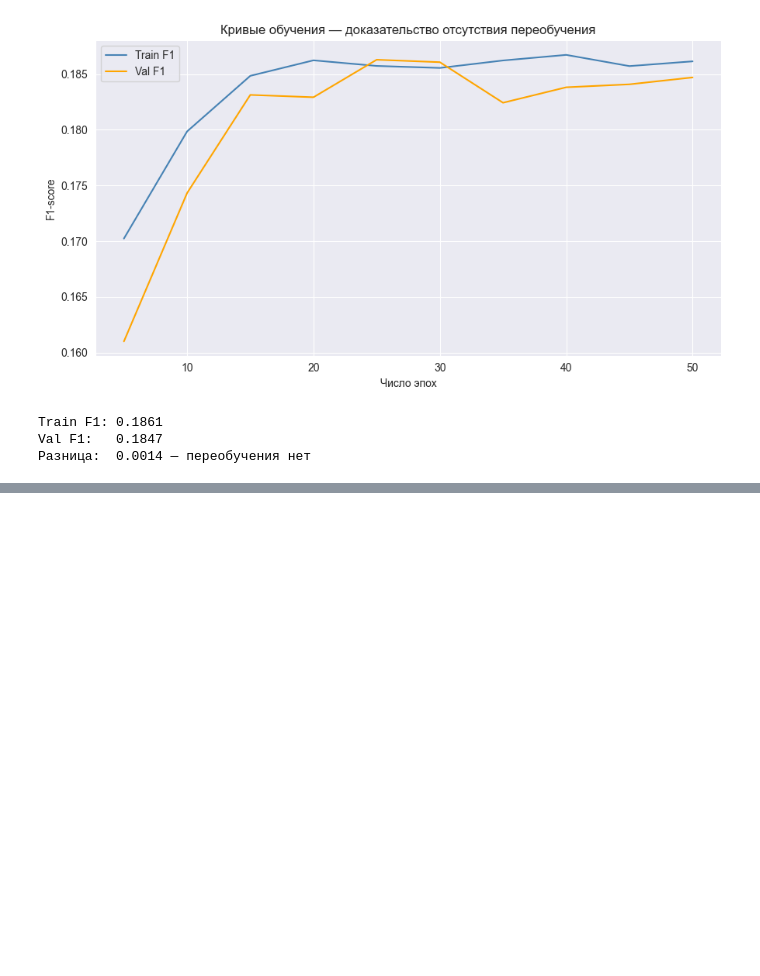
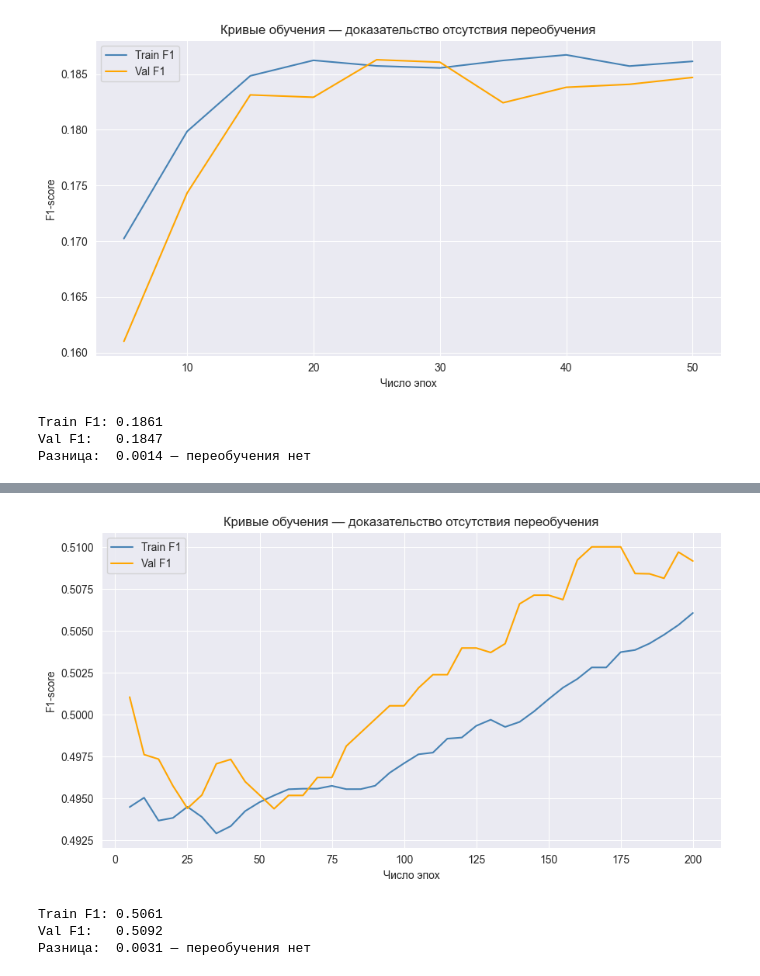
Before and after one commit to kat10n/Datascience_labs, a Jupyter notebook: Lab1/Lab1.ipynb, the cells around one changed output, grey strips where cells are left out. Saved outputs shown, nothing was run; the diff lists cells and outputs as text; code cells hidden in the pictures; blank space fills up the shorter version.

```diff
--- a/Lab1/Lab1.ipynb
+++ b/Lab1/Lab1.ipynb
@@ -600,0 +794,25 @@ Val F1:   0.1847
+# %%
+epochs_range = list(range(5, int(best['epochs'])+1, 5))
+train_f1s, val_f1s = [], []
+
+for ep in epochs_range:
+    m = LogisticRegressionCustom(learning_rate=best['lr'], n_iterations=ep)
+    m.fit(X_train_scaled, y_train)
+    train_f1s.append(f1_score(y_train, m.predict(X_train_scaled)))
+    val_f1s.append(f1_score(y_val,   m.predict(X_val_scaled)))
+
+plt.figure(figsize=(9, 5))
+plt.plot(epochs_range, train_f1s, label='Train F1', color='steelblue')
+plt.plot(epochs_range, val_f1s,   label='Val F1',   color='orange')
+plt.xlabel('Число эпох'); plt.ylabel('F1-score')
+plt.title('Кривые обучения — доказательство отсутствия переобучения')
+plt.legend(); plt.tight_layout(); plt.show()
+
+print(f"Train F1: {train_f1s[-1]:.4f}")
+print(f"Val F1:   {val_f1s[-1]:.4f}")
+print(f"Разница:  {abs(train_f1s[-1]-val_f1s[-1]):.4f} — {'переобучения нет' if abs(train_f1s[-1]-val_f1s[-1]) < 0.05 else 'возможное переобучение'}")
+# %% [output]
+[figure, added]
+Train F1: 0.5061
+Val F1:   0.5092
+Разница:  0.0031 — переобучения нет
```
Also changed, not shown: parts of 10 cells of this notebook.
